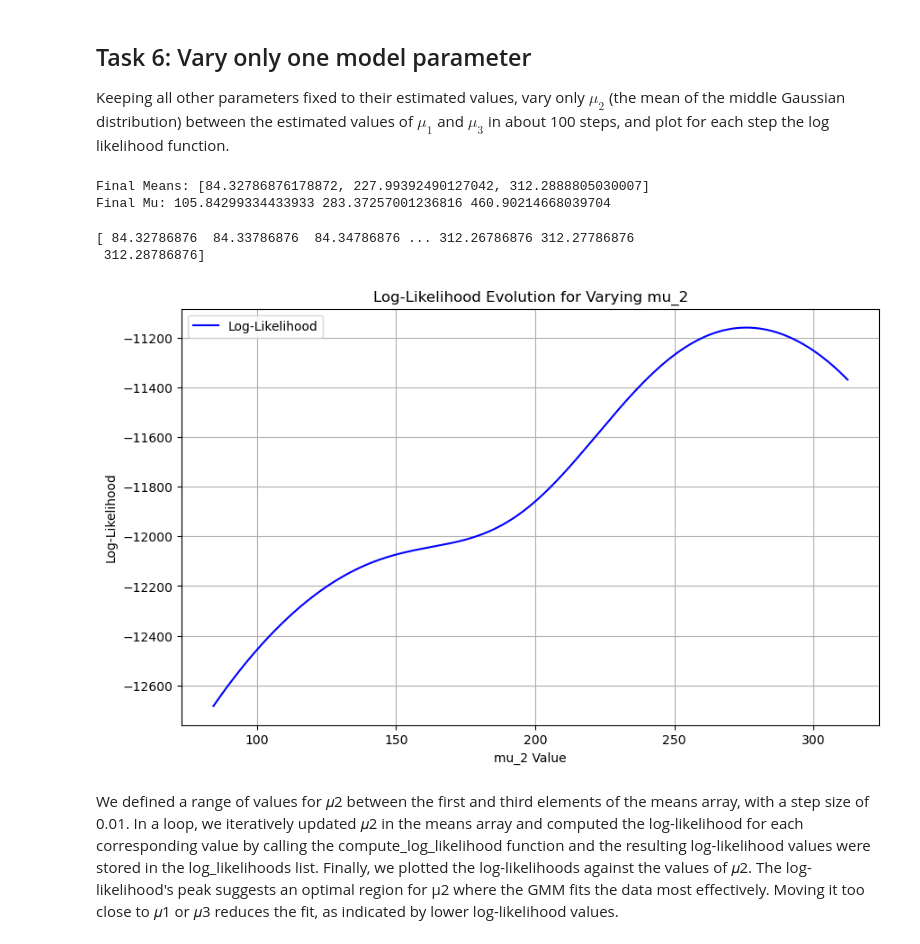
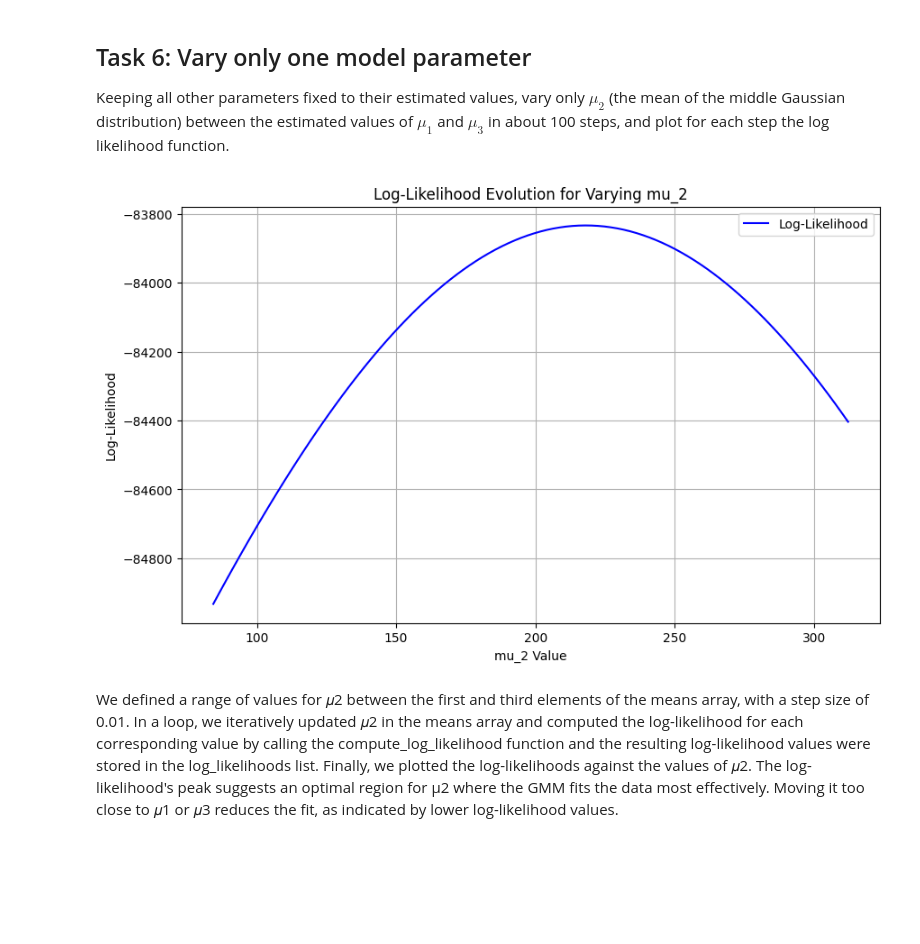
Before and after one commit to aliciags/medical-image-analysis-dtu, a Jupyter notebook: w8/Ex5_student1.ipynb, the cells around one changed output. Saved outputs shown, nothing was run; the diff lists cells and outputs as text; code cells hidden in the pictures; blank space fills up the shorter version.

```diff
--- a/w8/Ex5_student1.ipynb
+++ b/w8/Ex5_student1.ipynb
@@ -335,36 +335,47 @@ Keeping all other parameters fixed to their estimated values, vary only $\mu_2$
 Gaussian distribution) between the estimated values of $\mu_1$ and $\mu_3$ in about 100 steps, and plot for
 each step the log likelihood function.
 # %%
-print(f"Final Means: {means}")
-print(f"Final Mu: {mu1} {mu2} {mu3}")
+variances_i=[sigma1_2, sigma2_2, sigma3_2]
+weights_i=[pi1, pi2, pi3]
+
+# Compute responsibilities with mu2 = mu1 for lower bound
+fixed_means = np.array([means[0], means[0], means[2]])
+fixed_responsibilities = computing_weights(data_no_background, fixed_means, variances_i, weights_i)
+
+# Define the range for mu2
+mu2_range = np.linspace(means[0], means[2], 100)
-# %% [output]
-Final Means: [84.32786876178872, 227.99392490127042, 312.2888805030007]
-Final Mu: 105.84299334433933 283.37257001236816 460.90214668039704
-# %%
-mu2_values= np.arange(means[0],means[2],1/100)
-print(mu2_values)
-# %% [output]
-[ 84.32786876  84.33786876  84.34786876 ... 312.26786876 312.27786876
- 312.28786876]
+# %%
+def compute_log_likelihood(data, means, variances, weights):
+    N = data.shape[0]
+    K = means.shape[0]
+
+    log_likelihood = 0.0
+    for n in range(N):
+        tmp = 0.0
+        for k in range(K):
+            tmp += weights[k] * norm.pdf(data[n], loc=means[k], scale=np.sqrt(variances[k]))
+        log_likelihood += np.log(tmp + 1e-12)  # Numerical stability
+
+    return log_likelihood
 # %%
-mu2_values= np.arange(means[0],means[2],1/100)
-log_likelihoods = []
-for mu2 in mu2_values:
-    means[1]=mu2 # Update the value in means array
-    # Compute responsibilities for the new mu_2
-    log_likelihood, responsibilities = compute_log_likelihood(data_no_background, means, variances, weights)
-    log_likelihoods.append(log_likelihood)
+log_likelihoods_mu2 = []
+for mu2 in mu2_range:
+    temp_means = np.array([means[0], mu2, means[2]])
+
+    # Compute log-likelihood
+    log_likelihood = compute_log_likelihood(data_no_background, temp_means, variances_i, weights_i)
+    log_likelihoods_mu2.append(log_likelihood)
 
 plt.figure(figsize=(10, 6))
-plt.plot(mu2_values, log_likelihoods, label='Log-Likelihood', color='blue')
+plt.plot(mu2_range, log_likelihoods_mu2, label="Log-Likelihood", color="blue")
 plt.title("Log-Likelihood Evolution for Varying mu_2")
 plt.xlabel("mu_2 Value")
 plt.ylabel("Log-Likelihood")
 plt.grid(True)
 plt.legend()
 plt.show()
 # %% [output]
-[figure, old version]
+[figure, new version]
 # %% [markdown]
 We defined a range of values for 𝜇2 between the first and third elements of the means array, with a step size of 0.01. In a loop, we iteratively updated
 𝜇2 in the means array and computed the log-likelihood for each corresponding value by calling the compute_log_likelihood function and the resulting log-likelihood values were stored in the log_likelihoods list. Finally, we plotted the log-likelihoods against the values of 𝜇2. The log-likelihood's peak suggests an optimal region for μ2 where the GMM fits the data most effectively. Moving it too close to 𝜇1 or 𝜇3 reduces the  fit, as indicated by lower log-likelihood values.
```
Also changed, not shown: parts of 7 cells of this notebook.
